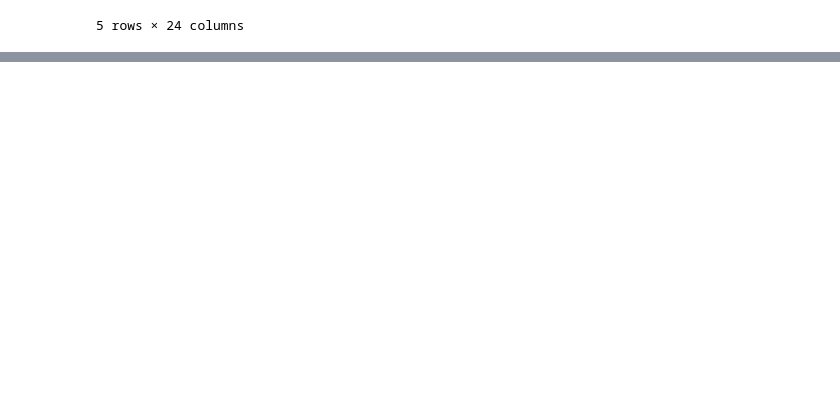
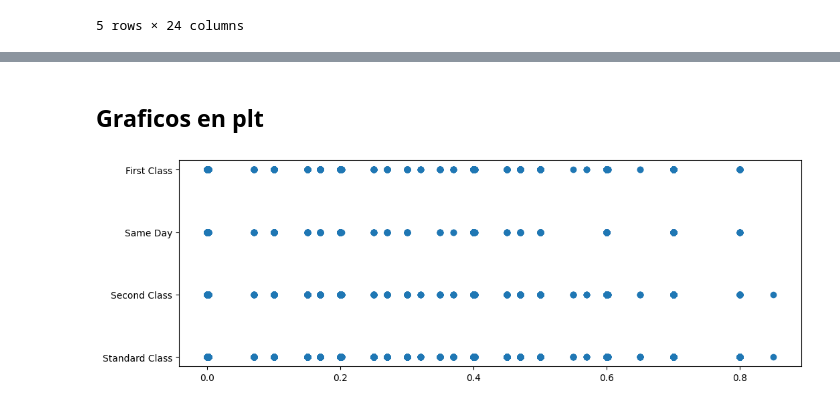
Before and after one commit to Joss931/codespaces-jupyter, a Jupyter notebook: Clase 3 CoderHouse/Tarea/Codigo Tarea.ipynb, the cells around one changed output, grey strips where cells are left out. Cells and saved outputs as stored; diff of their text form; code cells hidden in the pictures; blank space fills up the shorter version.

```diff
--- a/Clase 3 CoderHouse/Tarea/Codigo Tarea.ipynb
+++ b/Clase 3 CoderHouse/Tarea/Codigo Tarea.ipynb
@@ -66,0 +225,11 @@ df2.head()
+# %% [markdown]
+## Graficos en plt
+# %%
+fig, ax = plt.subplots(figsize=(12, 4))
+#ax.plot(df1['discount'], df1['quantity'], label='Precipitaciones acumuladas')
+
+mapeo_colores = ax.scatter(df1['discount'], df1['ship_mode'])
+
+#graficojoin = sns.jointplot(data=df1,x="discount",y="category")
+# %% [output]
+[figure, added]
```
Also changed, not shown: parts of 27 cells of this notebook, 8 other files.
